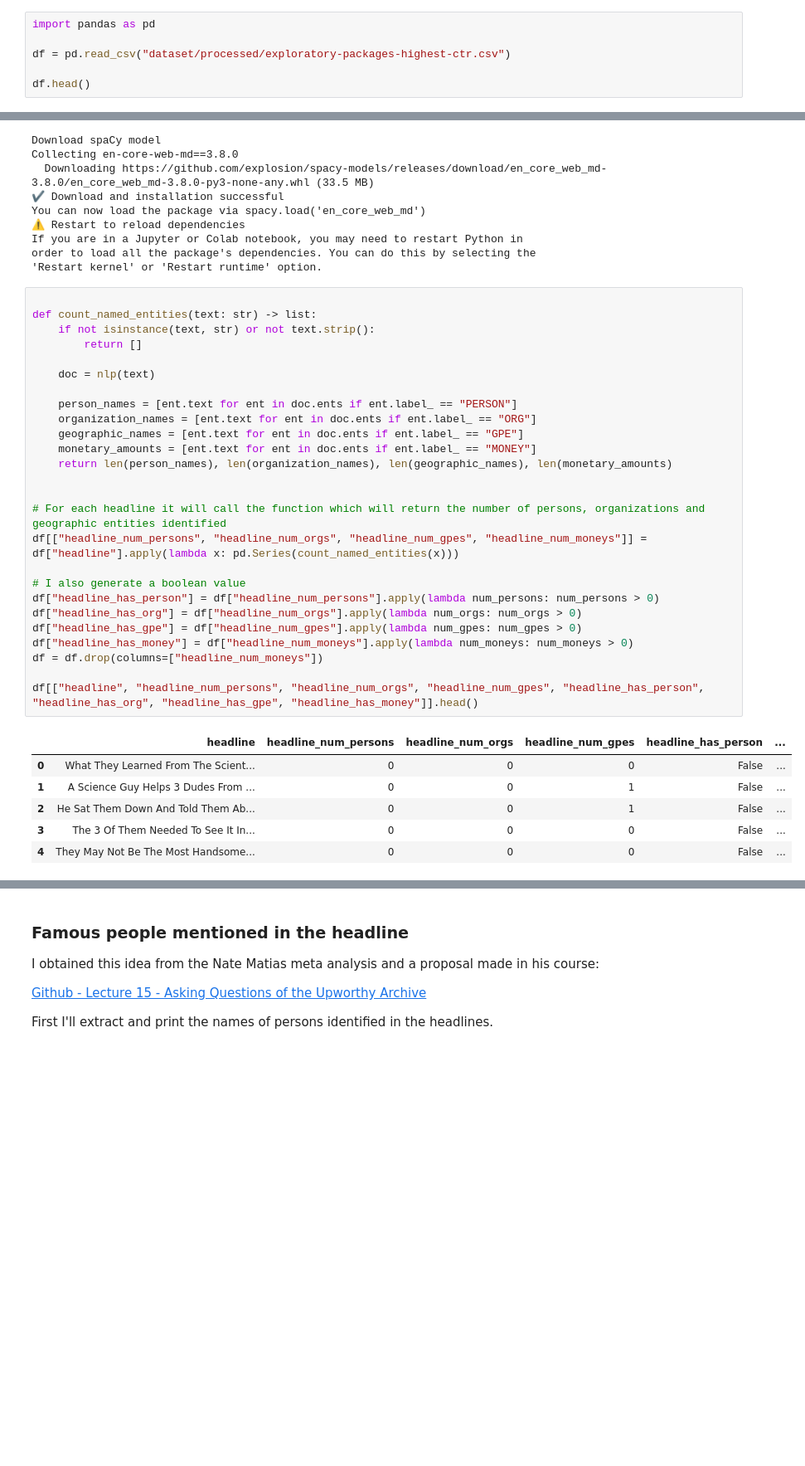
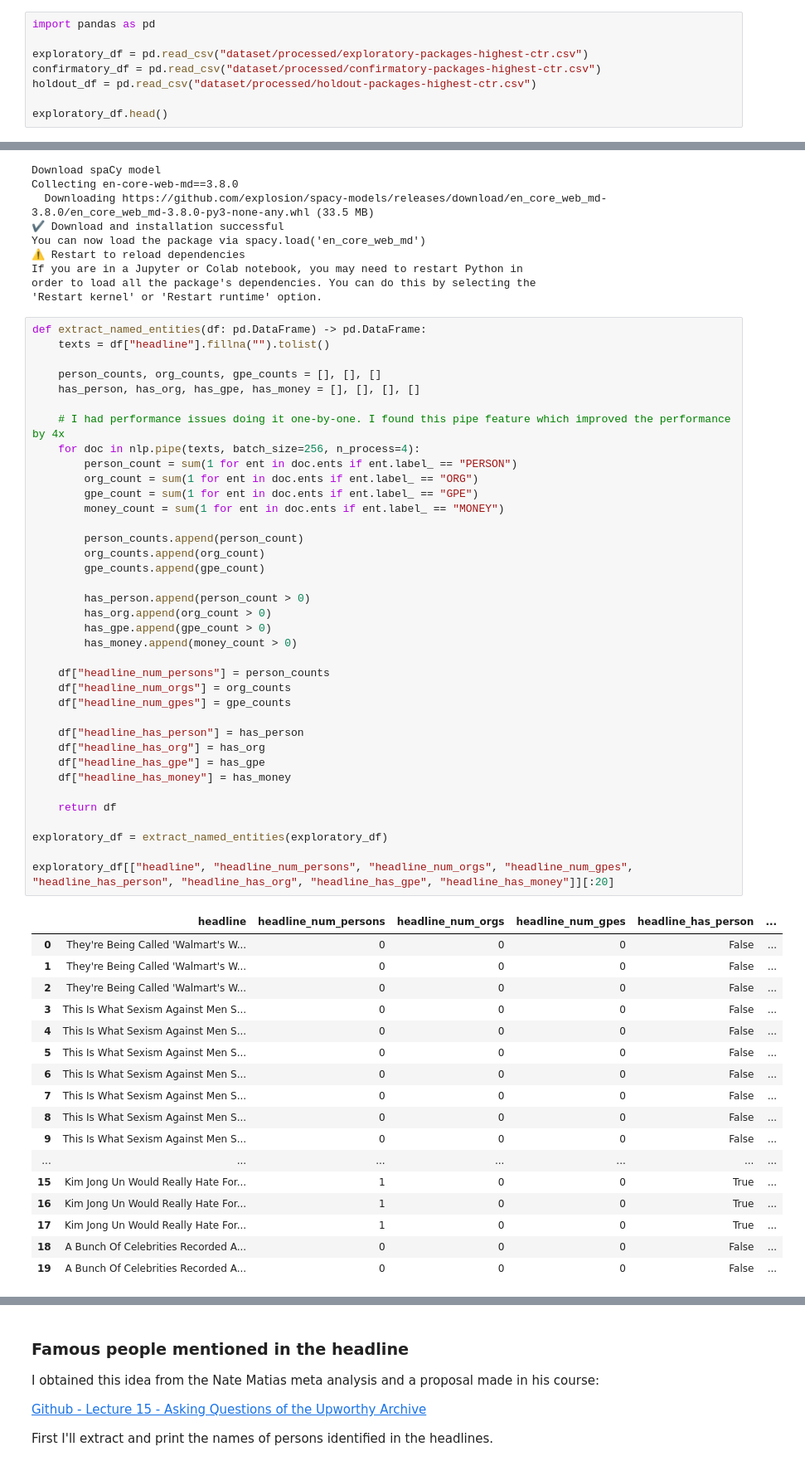
Before and after one commit to dcalabresi-umd/msml641-nlp-project, a Jupyter notebook: 2-feature-engineering.ipynb, the cells around one changed output, grey strips where cells are left out. Shown at 83% size. Saved outputs shown, nothing was run; the diff lists cells and outputs as text; blank space fills up the shorter version.

```diff
--- a/2-feature-engineering.ipynb
+++ b/2-feature-engineering.ipynb
@@ -7,8 +7,10 @@ Load the dataset processed in the previous notebook.
 # %%
 import pandas as pd
 
-df = pd.read_csv("dataset/processed/exploratory-packages-highest-ctr.csv")
+exploratory_df = pd.read_csv("dataset/processed/exploratory-packages-highest-ctr.csv")
+confirmatory_df = pd.read_csv("dataset/processed/confirmatory-packages-highest-ctr.csv")
+holdout_df = pd.read_csv("dataset/processed/holdout-packages-highest-ctr.csv")
 
-df.head()
+exploratory_df.head()
 # %% [output]
 |  | package_id | created_at | test_week | clickability_test_id | headline | eyecatcher_id | impressions | ... |
@@ -40,35 +42,57 @@ If you are in a Jupyter or Colab notebook, you may need to restart Python in
 order to load all the package's dependencies. You can do this by selecting the
 'Restart kernel' or 'Restart runtime' option.
 # %%
+def extract_named_entities(df: pd.DataFrame) -> pd.DataFrame:
+    texts = df["headline"].fillna("").tolist()
 
-def count_named_entities(text: str) -> list:
-    if not isinstance(text, str) or not text.strip():
-        return []
+    person_counts, org_counts, gpe_counts = [], [], []
+    has_person, has_org, has_gpe, has_money = [], [], [], []
 
-    doc = nlp(text)
+    # I had performance issues doing it one-by-one. I found this pipe feature which improved the performance by 4x
+    for doc in nlp.pipe(texts, batch_size=256, n_process=4):
+        person_count = sum(1 for ent in doc.ents if ent.label_ == "PERSON")
+        org_count = sum(1 for ent in doc.ents if ent.label_ == "ORG")
+        gpe_count = sum(1 for ent in doc.ents if ent.label_ == "GPE")
+        money_count = sum(1 for ent in doc.ents if ent.label_ == "MONEY")
 
-    person_names = [ent.text for ent in doc.ents if ent.label_ == "PERSON"]
-    organization_names = [ent.text for ent in doc.ents if ent.label_ == "ORG"]
-    geographic_names = [ent.text for ent in doc.ents if ent.label_ == "GPE"]
-    monetary_amounts = [ent.text for ent in doc.ents if ent.label_ == "MONEY"]
-    return len(person_names), len(organization_names), len(geographic_names), len(monetary_amounts)
+        person_counts.append(person_count)
+        org_counts.append(org_count)
+        gpe_counts.append(gpe_count)
 
+        has_person.append(person_count > 0)
+        has_org.append(org_count > 0)
+        has_gpe.append(gpe_count > 0)
+        has_money.append(money_count > 0)
 
-# For each headline it will call the function which will return the number of persons, organizations and geographic entities identified
-df[["headline_num_persons", "headline_num_orgs", "headline_num_gpes", "headline_num_moneys"]] = df["headline"].apply(lambda x: pd.Series(count_named_entities(x)))
+    df["headline_num_persons"] = person_counts
+    df["headline_num_orgs"] = org_counts
+    df["headline_num_gpes"] = gpe_counts
 
-# I also generate a boolean value
-df["headline_has_person"] = df["headline_num_persons"].apply(lambda num_persons: num_persons > 0)
-df["headline_has_org"] = df["headline_num_orgs"].apply(lambda num_orgs: num_orgs > 0)
-df["headline_has_gpe"] = df["headline_num_gpes"].apply(lambda num_gpes: num_gpes > 0)
-df["headline_has_money"] = df["headline_num_moneys"].apply(lambda num_moneys: num_moneys > 0)
-df = df.drop(columns=["headline_num_moneys"])
+    df["headline_has_person"] = has_person
+    df["headline_has_org"] = has_org
+    df["headline_has_gpe"] = has_gpe
+    df["headline_has_money"] = has_money
 
-df[["headline", "headline_num_persons", "headline_num_orgs", "headline_num_gpes", "headline_has_person", "headline_has_org", "headline_has_gpe", "headline_has_money"]].head()
+    return df
+
+exploratory_df = extract_named_entities(exploratory_df)
+
+exploratory_df[["headline", "headline_num_persons", "headline_num_orgs", "headline_num_gpes", "headline_has_person", "headline_has_org", "headline_has_gpe", "headline_has_money"]][:20]
 # %% [output]
 |  | headline | headline_num_persons | headline_num_orgs | headline_num_gpes | headline_has_person | ... |
-| 0 | What They Learned From The Scient... | 0 | 0 | 0 | False | ... |
-| 1 | A Science Guy Helps 3 Dudes From ... | 0 | 0 | 1 | False | ... |
-| 2 | He Sat Them Down And Told Them Ab... | 0 | 0 | 1 | False | ... |
-| 3 | The 3 Of Them Needed To See It In... | 0 | 0 | 0 | False | ... |
-| 4 | They May Not Be The Most Handsome... | 0 | 0 | 0 | False | ... |
+| 0 | They're Being Called 'Walmart's W... | 0 | 0 | 0 | False | ... |
+| 1 | They're Being Called 'Walmart's W... | 0 | 0 | 0 | False | ... |
+| 2 | They're Being Called 'Walmart's W... | 0 | 0 | 0 | False | ... |
+| 3 | This Is What Sexism Against Men S... | 0 | 0 | 0 | False | ... |
+| 4 | This Is What Sexism Against Men S... | 0 | 0 | 0 | False | ... |
+| 5 | This Is What Sexism Against Men S... | 0 | 0 | 0 | False | ... |
+| 6 | This Is What Sexism Against Men S... | 0 | 0 | 0 | False | ... |
+| 7 | This Is What Sexism Against Men S... | 0 | 0 | 0 | False | ... |
+| 8 | This Is What Sexism Against Men S... | 0 | 0 | 0 | False | ... |
+| 9 | This Is What Sexism Against Men S... | 0 | 0 | 0 | False | ... |
+| ... | ... | ... | ... | ... | ... | ... |
+| 15 | Kim Jong Un Would Really Hate For... | 1 | 0 | 0 | True | ... |
+| 16 | Kim Jong Un Would Really Hate For... | 1 | 0 | 0 | True | ... |
+| 17 | Kim Jong Un Would Really Hate For... | 1 | 0 | 0 | True | ... |
+| 18 | A Bunch Of Celebrities Recorded A... | 0 | 0 | 0 | False | ... |
+| 19 | A Bunch Of Celebrities Recorded A... | 0 | 0 | 0 | False | ... |
```
Also changed, not shown: parts of 37 cells of this notebook, 11 other files.
